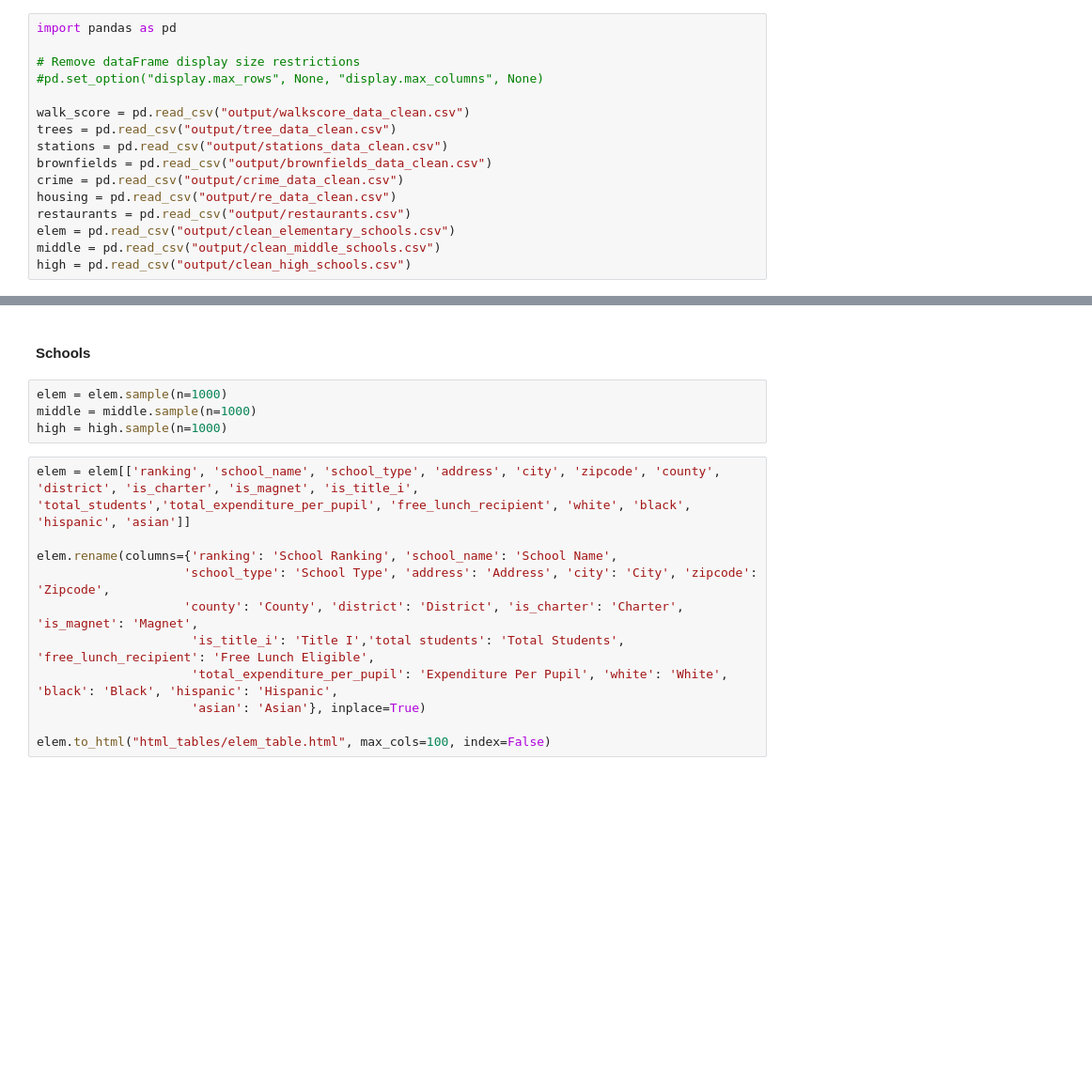
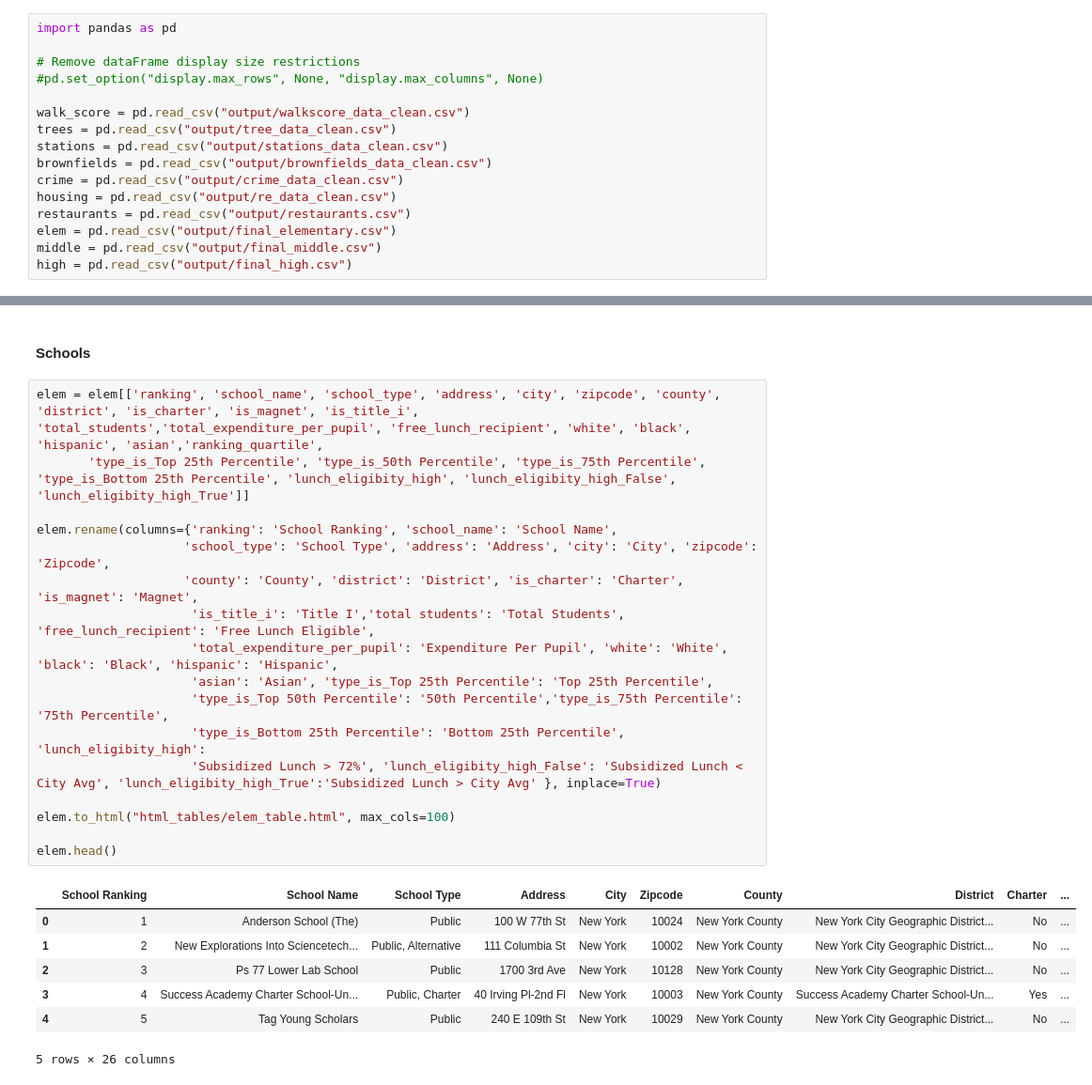
Before and after one commit to shadeetabasi/NYC-Challenge-Final, a Jupyter notebook: python_files/CSV to HTML.ipynb, the cells around one changed output, grey strips where cells are left out. Shown at 94% size. Cells and saved outputs as stored; diff of their text form; blank space fills up the shorter version.

Commit message:
Data Preparation + HTML Tables

```diff
--- a/python_files/CSV to HTML.ipynb
+++ b/python_files/CSV to HTML.ipynb
@@ -11,9 +11,9 @@ brownfields = pd.read_csv("output/brownfields_data_clean.csv")
 crime = pd.read_csv("output/crime_data_clean.csv")
 housing = pd.read_csv("output/re_data_clean.csv")
 restaurants = pd.read_csv("output/restaurants.csv")
-elem = pd.read_csv("output/clean_elementary_schools.csv")
-middle = pd.read_csv("output/clean_middle_schools.csv")
-high = pd.read_csv("output/clean_high_schools.csv")
+elem = pd.read_csv("output/final_elementary.csv")
+middle = pd.read_csv("output/final_middle.csv")
+high = pd.read_csv("output/final_high.csv")
 # %% [markdown]
 #### Walk Scores
 # %%
@@ -104,18 +148,28 @@ Pretty printing has been turned OFF
 # %% [markdown]
 #### Schools
-# %%
-elem = elem.sample(n=1000)
-middle = middle.sample(n=1000)
-high = high.sample(n=1000)
 # %%
-elem = elem[['ranking', 'school_name', 'school_type', 'address', 'city', 'zipcode', 'county', 'district', 'is_charter', 'is_magnet', 'is_title_i', 'total_students','total_expenditure_per_pupil', 'free_lunch_recipient', 'white', 'black', 'hispanic', 'asian']]
+elem = elem[['ranking', 'school_name', 'school_type', 'address', 'city', 'zipcode', 'county', 'district', 'is_charter', 'is_magnet', 'is_title_i', 'total_students','total_expenditure_per_pupil', 'free_lunch_recipient', 'white', 'black', 'hispanic', 'asian','ranking_quartile',
+       'type_is_Top 25th Percentile', 'type_is_50th Percentile', 'type_is_75th Percentile', 'type_is_Bottom 25th Percentile', 'lunch_eligibity_high', 'lunch_eligibity_high_False', 'lunch_eligibity_high_True']]
 
 elem.rename(columns={'ranking': 'School Ranking', 'school_name': 'School Name',
                     'school_type': 'School Type', 'address': 'Address', 'city': 'City', 'zipcode': 'Zipcode',
                     'county': 'County', 'district': 'District', 'is_charter': 'Charter', 'is_magnet': 'Magnet',
                      'is_title_i': 'Title I','total students': 'Total Students', 'free_lunch_recipient': 'Free Lunch Eligible',
                      'total_expenditure_per_pupil': 'Expenditure Per Pupil', 'white': 'White', 'black': 'Black', 'hispanic': 'Hispanic',
-                     'asian': 'Asian'}, inplace=True)
+                     'asian': 'Asian', 'type_is_Top 25th Percentile': 'Top 25th Percentile',
+                     'type_is_Top 50th Percentile': '50th Percentile','type_is_75th Percentile': '75th Percentile',
+                     'type_is_Bottom 25th Percentile': 'Bottom 25th Percentile', 'lunch_eligibity_high':
+                     'Subsidized Lunch > 72%', 'lunch_eligibity_high_False': 'Subsidized Lunch < City Avg', 'lunch_eligibity_high_True':'Subsidized Lunch > City Avg' }, inplace=True)
 
-elem.to_html("html_tables/elem_table.html", max_cols=100, index=False)
+elem.to_html("html_tables/elem_table.html", max_cols=100)
+
+elem.head()
+# %% [output]
+|  | School Ranking | School Name | School Type | Address | City | Zipcode | County | District | Charter | ... |
+| 0 | 1 | Anderson School (The) | Public | 100 W 77th St | New York | 10024 | New York County | New York City Geographic District... | No | ... |
+| 1 | 2 | New Explorations Into Sciencetech... | Public, Alternative | 111 Columbia St | New York | 10002 | New York County | New York City Geographic District... | No | ... |
+| 2 | 3 | Ps 77 Lower Lab School | Public | 1700 3rd Ave | New York | 10128 | New York County | New York City Geographic District... | No | ... |
+| 3 | 4 | Success Academy Charter School-Un... | Public, Charter | 40 Irving Pl-2nd Fl | New York | 10003 | New York County | Success Academy Charter School-Un... | Yes | ... |
+| 4 | 5 | Tag Young Scholars | Public | 240 E 109th St | New York | 10029 | New York County | New York City Geographic District... | No | ... |
+5 rows × 26 columns
 # %%
```
Also changed, not shown: parts of 9 cells of this notebook, 1 other file.
